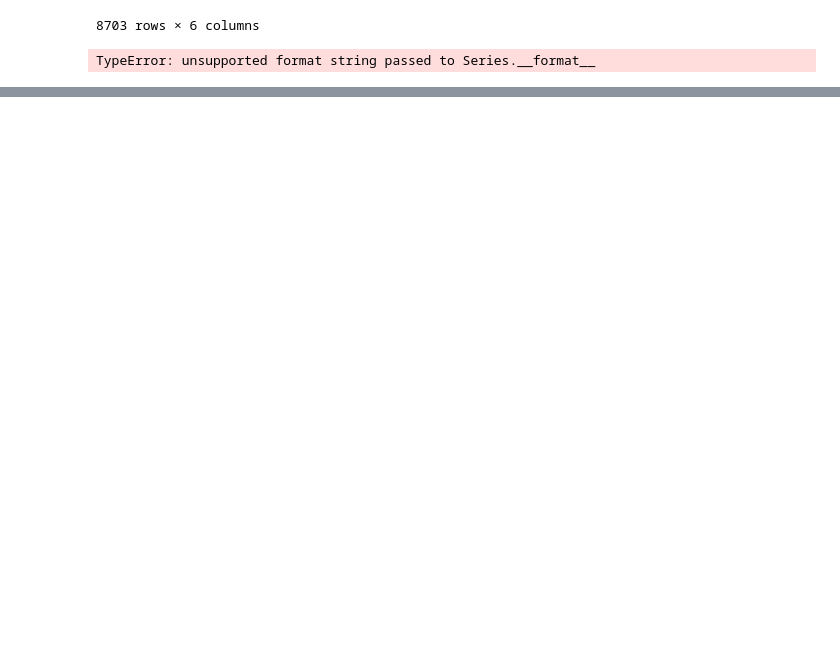
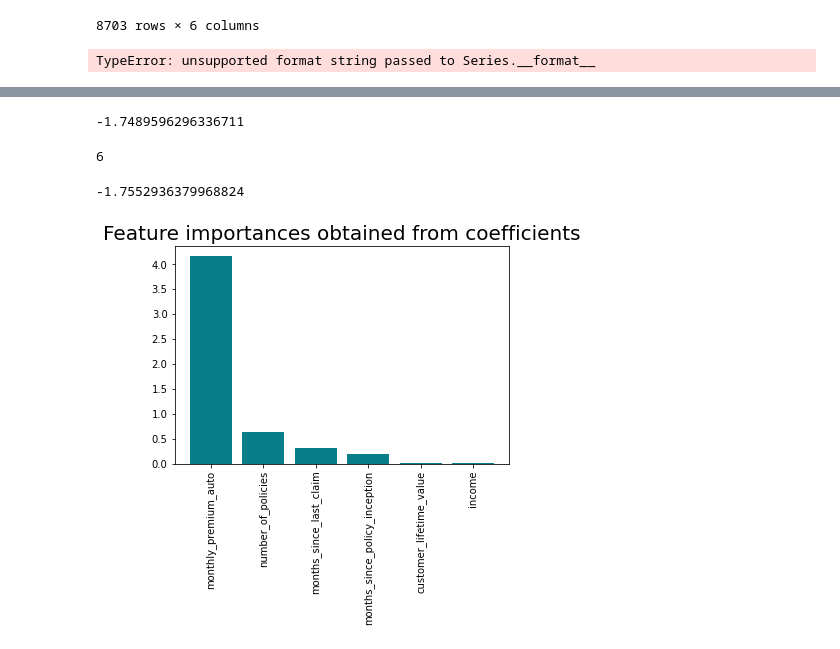
Before and after one commit to solveigg/IronSolveig, a Jupyter notebook: lab_activity_6_7_CS.ipynb, the cells around one changed output, grey strips where cells are left out. Drawn from its saved outputs; the diff is of its cells as text; code cells hidden in the pictures; blank space fills up the shorter version.

```diff
--- a/lab_activity_6_7_CS.ipynb
+++ b/lab_activity_6_7_CS.ipynb
@@ -425,0 +418,5 @@ R2_train=reg.score(X_train_scaled,y_train)
+# %%
+R2=r2_score(y_test,y_pred)
+R2
+# %% [output]
+-1.7489596296336711
@@ -425,0 +426,22 @@ R2_train=reg.score(X_train_scaled,y_train)
+# %%
+X_test.shape[1]
+# %% [output]
+6
+# %%
+Adj_R2= 1 - (1-R2)*(len(y_test)-1)/(len(y_test)-X_test.shape[1]-1)
+Adj_R2
+# %% [output]
+-1.7552936379968824
+# %%
+features_importances = pd.DataFrame(data={
+    'Attribute': X_train.columns,
+    'Importance': abs(reg.coef_)
+})
+features_importances = features_importances.sort_values(by='Importance', ascending=False)
+# %%
+plt.bar(x=features_importances['Attribute'], height=features_importances['Importance'], color='#087E8B')
+plt.title('Feature importances obtained from coefficients', size=20)
+plt.xticks(rotation='vertical')
+plt.show()
+# %% [output]
+[figure, added]
```
Also changed, not shown: parts of 19 cells of this notebook, 1 other file.
